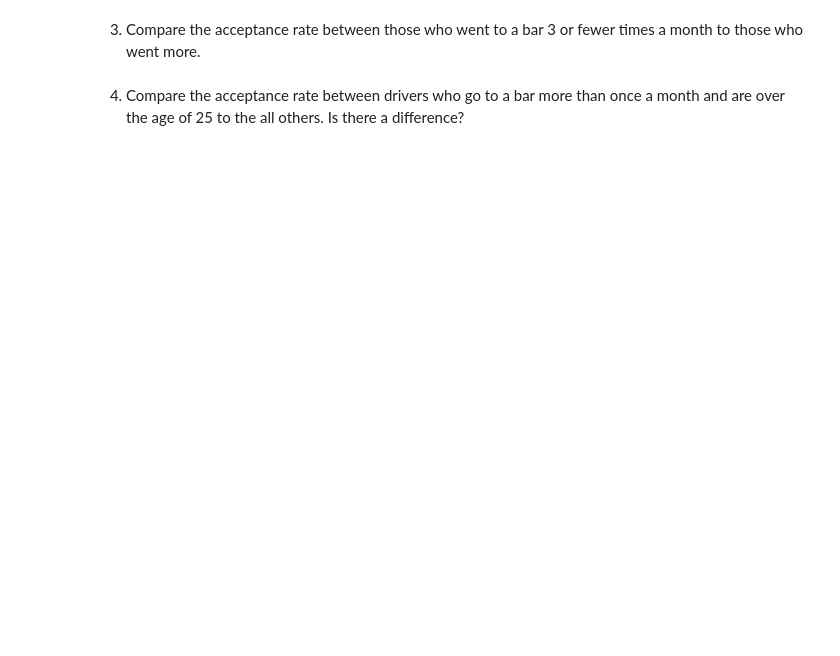
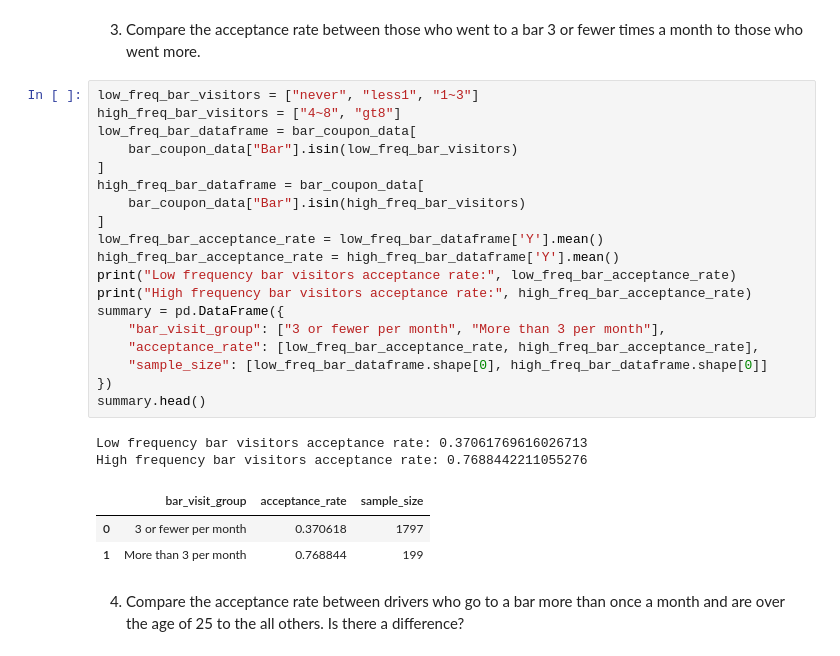
Before and after one commit to mateovargas/coupon-acceptance, a Jupyter notebook: prompt.ipynb, the cells around one changed output. Drawn from its saved outputs; the diff is of its cells as text; blank space fills up the shorter version.

```diff
--- a/prompt.ipynb
+++ b/prompt.ipynb
@@ -256,4 +321,29 @@ Now, we will lead you through an exploration of just the bar related coupons.
 # %% [markdown]
 3. Compare the acceptance rate between those who went to a bar 3 or fewer times a month to those who went more.
+# %%
+low_freq_bar_visitors = ["never", "less1", "1~3"]
+high_freq_bar_visitors = ["4~8", "gt8"]
+low_freq_bar_dataframe = bar_coupon_data[
+    bar_coupon_data["Bar"].isin(low_freq_bar_visitors)
+]
+high_freq_bar_dataframe = bar_coupon_data[
+    bar_coupon_data["Bar"].isin(high_freq_bar_visitors)
+]
+low_freq_bar_acceptance_rate = low_freq_bar_dataframe['Y'].mean()
+high_freq_bar_acceptance_rate = high_freq_bar_dataframe['Y'].mean()
+print("Low frequency bar visitors acceptance rate:", low_freq_bar_acceptance_rate)
+print("High frequency bar visitors acceptance rate:", high_freq_bar_acceptance_rate)
+summary = pd.DataFrame({
+    "bar_visit_group": ["3 or fewer per month", "More than 3 per month"],
+    "acceptance_rate": [low_freq_bar_acceptance_rate, high_freq_bar_acceptance_rate],
+    "sample_size": [low_freq_bar_dataframe.shape[0], high_freq_bar_dataframe.shape[0]]
+})
+summary.head()
+# %% [output]
+Low frequency bar visitors acceptance rate: 0.37061769616026713
+High frequency bar visitors acceptance rate: 0.7688442211055276
+|  | bar_visit_group | acceptance_rate | sample_size |
+| 0 | 3 or fewer per month | 0.370618 | 1797 |
+| 1 | More than 3 per month | 0.768844 | 199 |
 # %% [markdown]
 4. Compare the acceptance rate between drivers who go to a bar more than once a month and are over the age of 25 to the all others.  Is there a difference?
```
Also changed, not shown: parts of 6 cells of this notebook.
